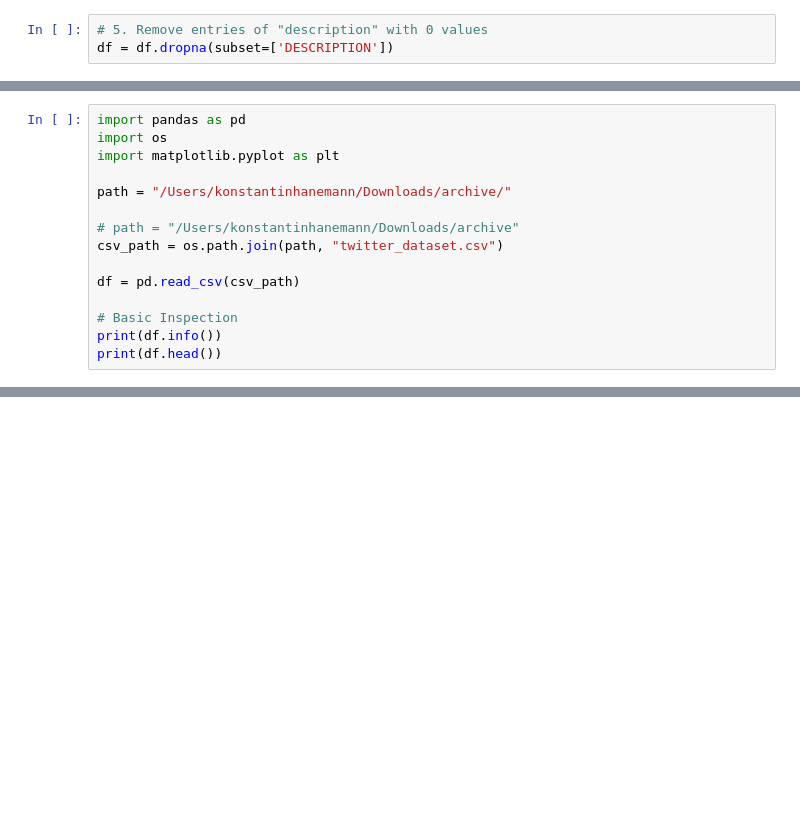
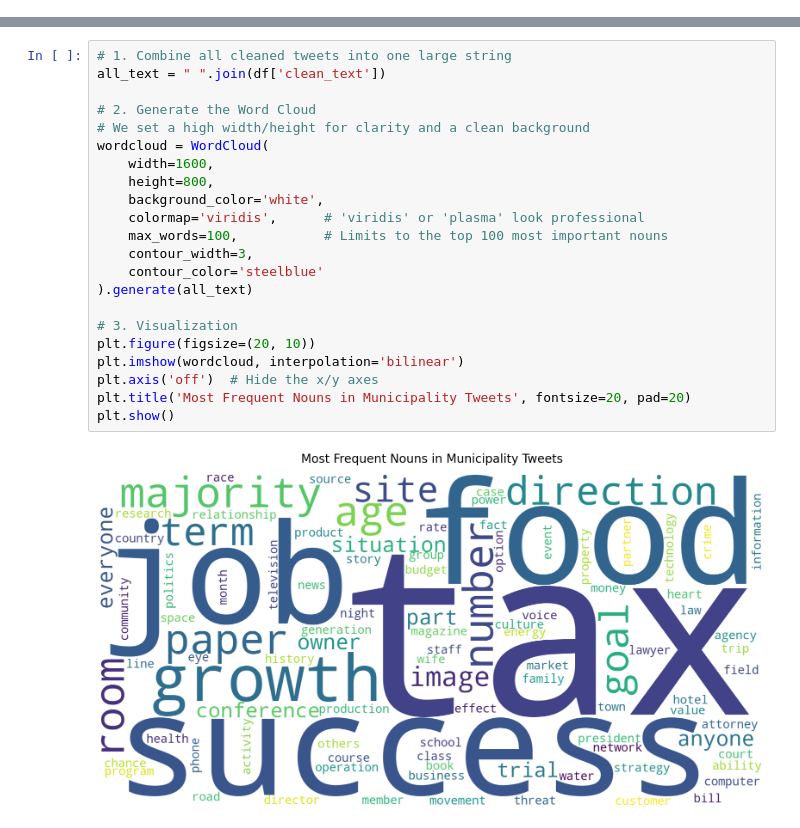
Before and after one commit to Konstantin-xx90/Task2_Twitter_Analysis, a Jupyter notebook: src/analysis.ipynb, the cells around one changed output, grey strips where cells are left out. Saved outputs shown, nothing was run; the diff lists cells and outputs as text; blank space fills up the shorter version.

```diff
--- a/src/analysis.ipynb
+++ b/src/analysis.ipynb
@@ -101,4 +124 @@ WARD                                   38539
 dtype: int64
-# %%
-# 5. Remove entries of "description" with 0 values
-df = df.dropna(subset=['DESCRIPTION'])
@@ -115,15 +124,0 @@ Name: count, dtype: int64
-# %%
-import pandas as pd
-import os
-import matplotlib.pyplot as plt
-
-path = "/Users/konstantinhanemann/Downloads/archive/"
-
-# path = "/Users/konstantinhanemann/Downloads/archive"
-csv_path = os.path.join(path, "twitter_dataset.csv")
-
-df = pd.read_csv(csv_path)
-
-# Basic Inspection
-print(df.info())
-print(df.head())
@@ -147,0 +171,24 @@ dtypes: int64(3), str(3)
+# %%
+# 1. Combine all cleaned tweets into one large string
+all_text = " ".join(df['clean_text'])
+
+# 2. Generate the Word Cloud
+# We set a high width/height for clarity and a clean background
+wordcloud = WordCloud(
+    width=1600,
+    height=800,
+    background_color='white',
+    colormap='viridis',      # 'viridis' or 'plasma' look professional
+    max_words=100,           # Limits to the top 100 most important nouns
+    contour_width=3,
+    contour_color='steelblue'
+).generate(all_text)
+
+# 3. Visualization
+plt.figure(figsize=(20, 10))
+plt.imshow(wordcloud, interpolation='bilinear')
+plt.axis('off')  # Hide the x/y axes
+plt.title('Most Frequent Nouns in Municipality Tweets', fontsize=20, pad=20)
+plt.show()
+# %% [output]
+[figure, added]
```
Also changed, not shown: parts of 15 cells of this notebook, 1 other file.
